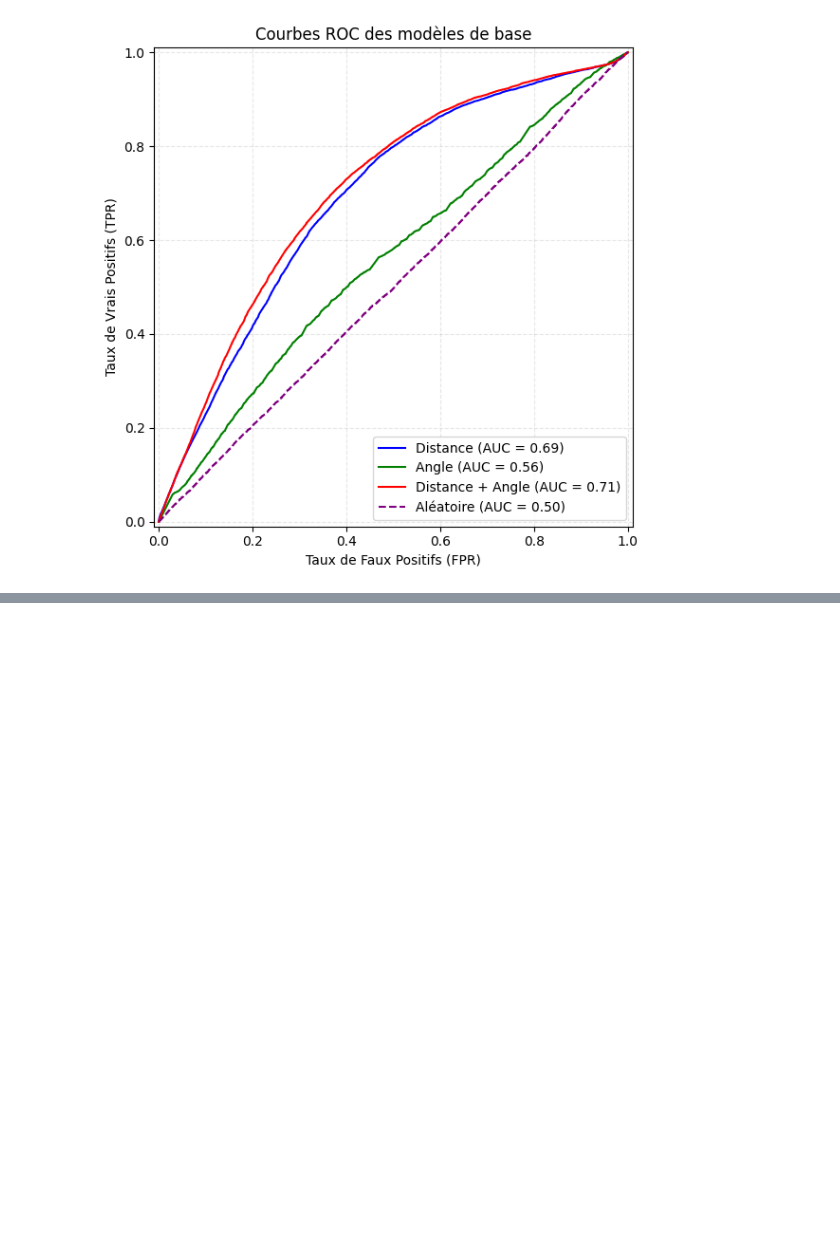
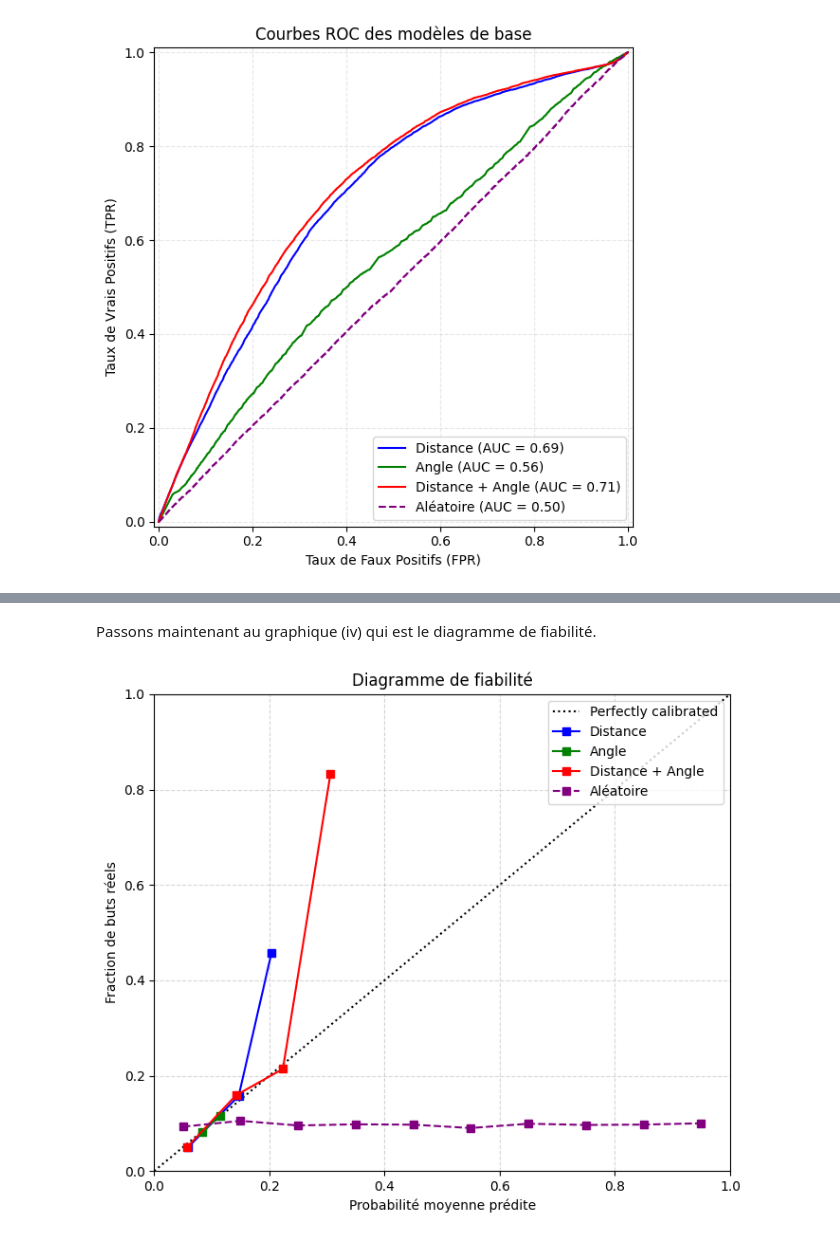
Before and after one commit to Tong3410976/IFT3700_Projet1, a Jupyter notebook: notebooks/07_bases_models.ipynb, the cells around one changed output, grey strips where cells are left out. Cells and saved outputs as stored; diff of their text form; code cells hidden in the pictures; blank space fills up the shorter version.

```diff
--- a/notebooks/07_bases_models.ipynb
+++ b/notebooks/07_bases_models.ipynb
@@ -304,0 +390,30 @@ plt.show()
+# %% [markdown]
+Passons maintenant au graphique (iv) qui est le diagramme de fiabilité.
+# %%
+# Le code est le même que pour la section 2, simplement il est généralisé pour
+# ajouter plusieurs lignes.
+
+# Pour faire ce graphique on utilise la documentation sur https://scikit-learn.org/stable/modules/generated/sklearn.calibration.CalibrationDisplay.html
+
+fig, ax = plt.subplots(figsize=(7,6))
+
+for name, info in score_models.items():
+    prob_true, prob_pred = calibration_curve(Y_val, info["score"], n_bins=10)
+    disp = CalibrationDisplay(prob_true, prob_pred, info["score"])
+    disp.plot(ax=ax,
+              name=name,
+              color=info["color"],
+              linestyle=info.get("linestyle", "-")
+            )
+
+ax.set_title("Diagramme de fiabilité")
+ax.set_xlabel("Probabilité moyenne prédite")
+ax.set_ylabel("Fraction de buts réels")
+ax.set_xlim(0, 1)
+ax.set_ylim(0, 1)
+ax.grid(True, linestyle="--", alpha=0.5)
+ax.legend(loc="upper right")
+plt.tight_layout()
+plt.show()
+# %% [output]
+[figure, added]
```
Also changed, not shown: parts of 8 cells of this notebook.
